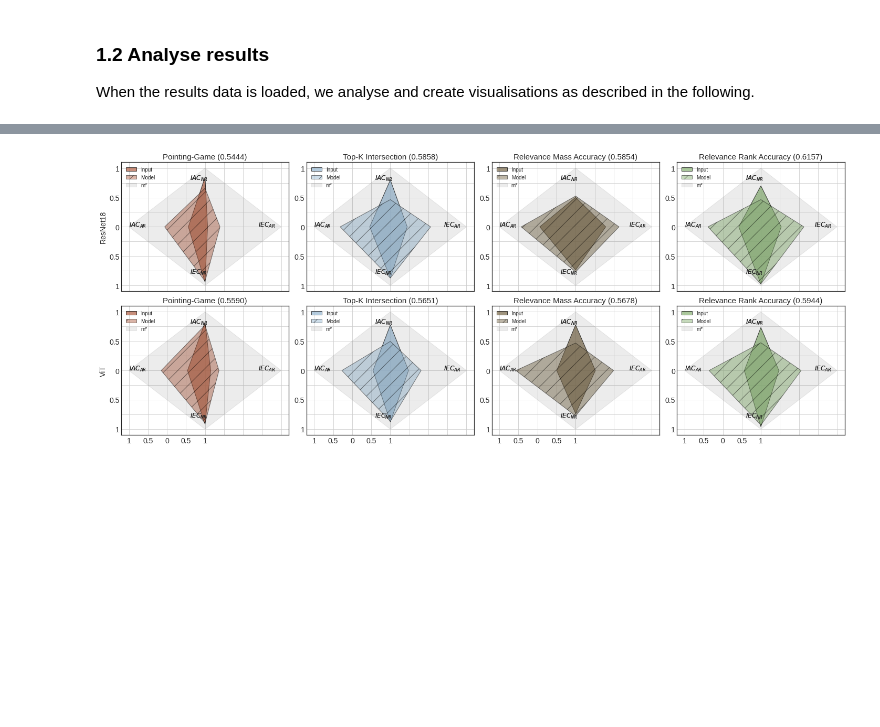
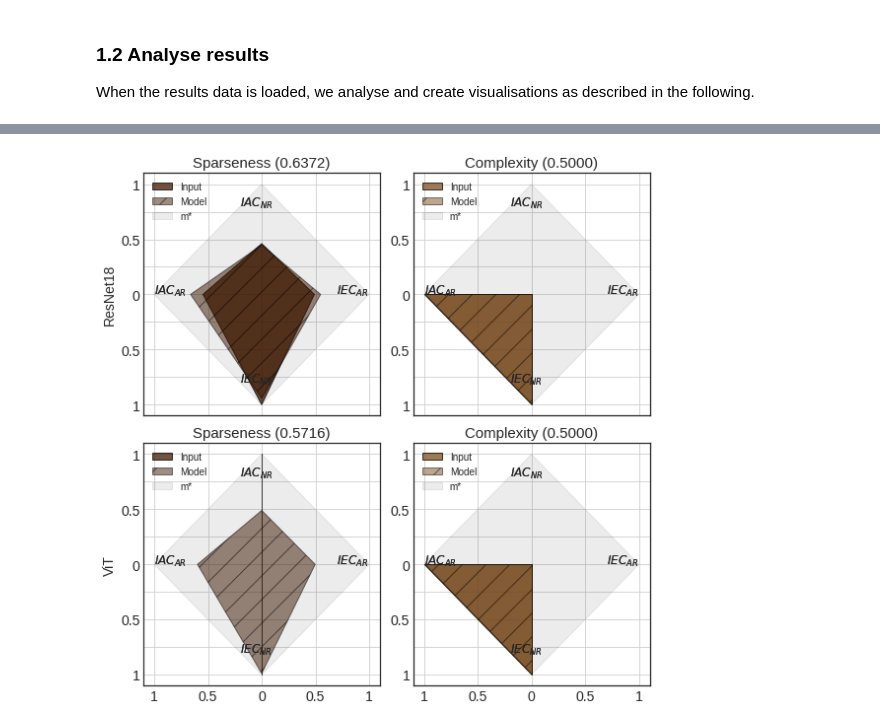
Before and after one commit to annahedstroem/MetaQuantus, a Jupyter notebook: tutorials/Tutorial-Reproduce-Experiments.ipynb, the cells around one changed output, grey strips where cells are left out. Drawn from its saved outputs; the diff is of its cells as text; code cells hidden in the pictures; blank space fills up the shorter version.

```diff
--- a/tutorials/Tutorial-Reproduce-Experiments.ipynb
+++ b/tutorials/Tutorial-Reproduce-Experiments.ipynb
@@ -520,3 +497,7 @@ plt.style.use(['seaborn-white'])
+# %%
+# Experimental settings.
+models = ["ResNet18", "ViT", "SWIN"]
+plt.style.use(['seaborn-white'])
 # %%
 from metaquantus import load_obj
 from metaquantus import plot_multiple_models_estimator_area, make_benchmarking_df_as_str
@@ -531,13 +513,25 @@ python3 scripts/run_benchmarking_transformers.py --dataset=ImageNet --K=5 --iter
 # %%
 # Load the benchmarking data for each model.
 dataset_name = "ImageNet"
-batches = 3
+f_loc = [f.split("transformer_data/")[1] for f in glob.glob(PATH_DATA+"transformer_data/*") if "localisation" in f]
+batches = len(f_loc)
 
-benchmarks = {}
+benchmarks_loc = {}
 for model in models:
-    benchmarks[model] = {}
-    for batch in range(batches):
-        benchmarks[model][batch] = load_obj(PATH_DATA, fname=f"transformer_data/benchmark_data_{batch+1}", use_json=True)[dataset_name][model]
+    benchmarks_loc[model] = {}
+    for batch, f in enumerate(f_loc):
+        benchmarks_loc[model][batch] = load_obj(PATH_DATA, fname=f"transformer_data/"+f, use_json=True)[dataset_name][model]
+# %%
+# Load the benchmarking data for each model.
+dataset_name = "ImageNet"
+f_com = [f.split("transformer_data/")[1] for f in glob.glob(PATH_DATA+"transformer_data/*") if "complexity" in f]
+batches = len(f_com)
+
+benchmarks_com = {}
+for model in models:
+    benchmarks_com[model] = {}
+    for batch, f in enumerate(f_com):
+        benchmarks_com[model][batch] = load_obj(PATH_DATA, fname=f"transformer_data/"+f, use_json=True)[dataset_name][model]
 # %%
 # Create table from benchmarking Imagenet data - different models-
 try:
@@ -564,8 +574,16 @@ When the results data is loaded, we analyse and create visualisations as describ
 # %%
-# Plot the benchmarking results!
-kwargs = {"n_rows": len(models), "n_cols": nr_estimators, "batches": batches}
-plot_multiple_models_estimator_area(benchmarks=benchmarks, estimators=estimators, dataset_name=dataset_name, colours=colours, save=True, path=PATH_ASSETS, **kwargs);
+# Plotting settings.
+estimators = {"Complexity": ["Sparseness", "Complexity"]}
+colours = {
+    'Sparseness': "#411900",
+    'Complexity': "#7f4e1e",
+ }
+kwargs = {"n_rows": len(models), "n_cols": len(list(estimators.values())[0]), "batches": batches}
+kwargs["figsize"] = (kwargs["n_cols"]*4, kwargs["n_rows"]*4)
+
+# Plot!
+plot_multiple_models_estimator_area(benchmarks=benchmarks_com, estimators=estimators, dataset_name=dataset_name, colours=colours, save=True, path=PATH_ASSETS, **kwargs);
 # %% [output]
-[figure, old version]
+[figure, new version]
 # %%
 a
```
Also changed, not shown: parts of 4 cells of this notebook.
